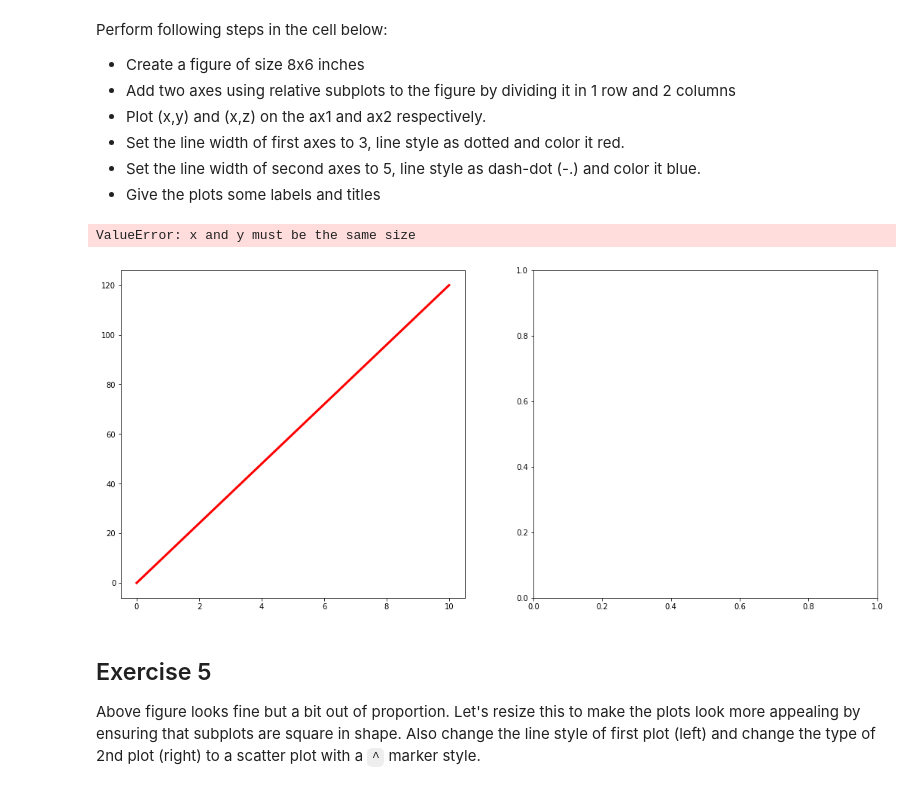
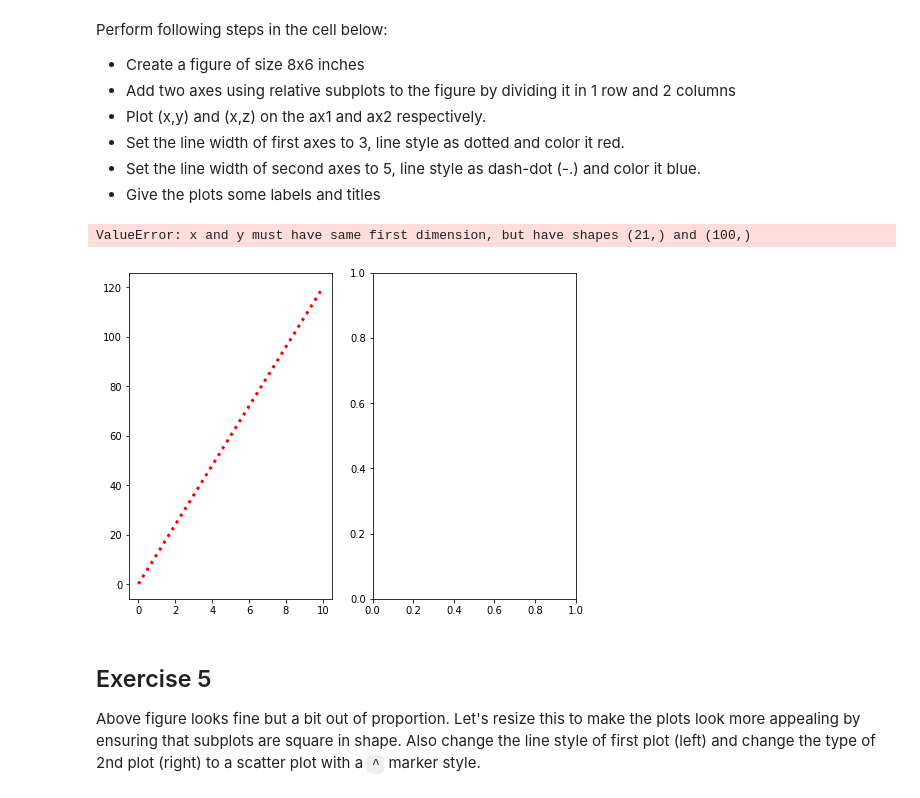
Before and after one commit to TimMango/dsc-more-practice-with-matplotlib-lab-dc-ds-career-042219, a Jupyter notebook: index.ipynb, the cells around one changed output. Drawn from its saved outputs; the diff is of its cells as text; code cells hidden in the pictures.

```diff
--- a/index.ipynb
+++ b/index.ipynb
@@ -134,26 +134,26 @@ Perform following steps in the cell below:
 * Set the line width of second axes to 5, line style as dash-dot (-.) and color it blue.
 * Give the plots some labels and titles
 # %%
-new_figure = plt.figure(figsize=(18,8))
+new_figure = plt.figure(figsize=(8,6))
 
 ax = new_figure.add_subplot(121)
 ax2 = new_figure.add_subplot(122)
 
-ax.plot(x, y, color='red', linewidth=3, linestyle = '-')
-ax2.scatter(x, z, color='blue',  marker='^')
+ax.plot(x, y, color='red', linewidth=3, linestyle = ':')
+ax2.plot(x, z, color='blue', linewidth=5, linestyle = '-.')
 
 ax.set_xlabel('variable - x')
 ax.set_ylabel('variable - y')
 ax.set_title ('Left Plot')
 
 ax2.set_xlabel('variable - x')
 ax2.set_ylabel('variable - z')
 ax2.set_title ('Right Plot')
 
 plt.show()
 # %% [output]
-ValueError: x and y must be the same size
+ValueError: x and y must have same first dimension, but have shapes (21,) and (100,)
-[figure, old version]
+[figure, new version]
 # %% [markdown]
 ## Exercise 5
 
```
